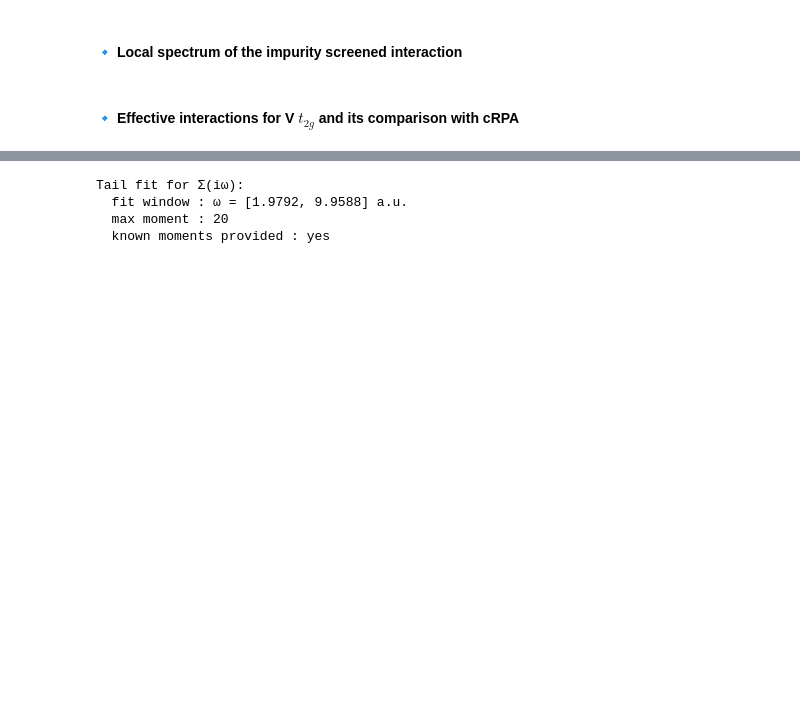
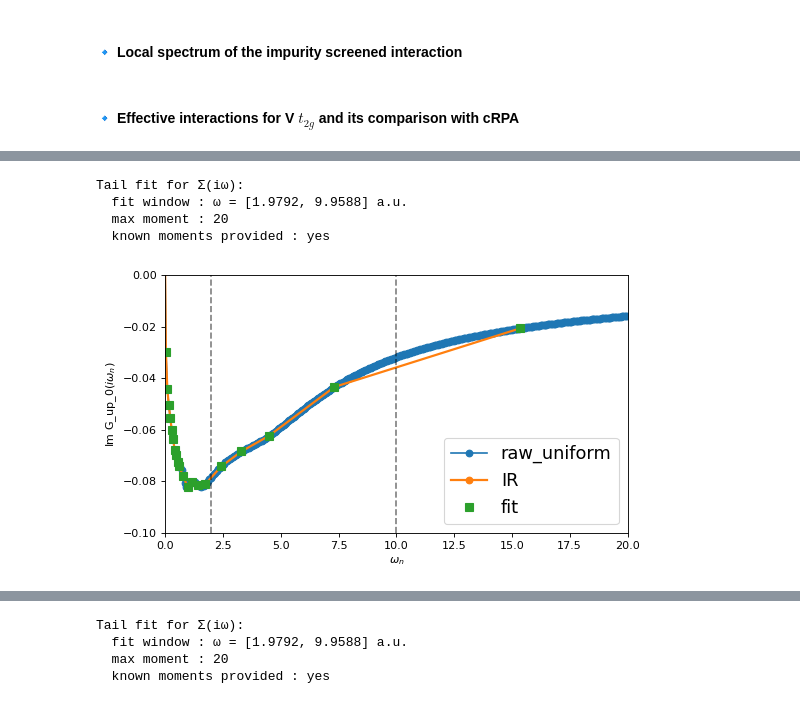
Before and after one commit to AbInitioQHub/coqui-tutorial, a Jupyter notebook: quickstart/04_gw_edmft/04_gw_edmft.ipynb, the cells around one changed output, grey strips where cells are left out. Cells and saved outputs as stored; diff of their text form; code cells hidden in the pictures; blank space fills up the shorter version.

```diff
--- a/quickstart/04_gw_edmft/04_gw_edmft.ipynb
+++ b/quickstart/04_gw_edmft/04_gw_edmft.ipynb
@@ -308,3 +420,29 @@ def sigma_tail_fit(Sigma_dlr_iw_raw, gf_struct, Sigma_infty=None,
     Sigma_iw_fit = fill_dlr_imfreq_gf(Sigma_iw_fit, wmax, eps)
 
     return Sigma_iw_fit
+# %%
+wmin, wmax, order = 2.0, 10.0, 20
+Sigma_iw_fit = sigma_tail_fit(
+    solver_results[0]['Sigma_iw'], solver_results[0]['gf_struct'], solver_results[0]['Sigma_infty'],
+    wmin, wmax, order
+)
+Sigma_iw_raw = make_gf_imfreq(make_gf_dlr(solver_results[0]['Sigma_iw']), n_iw = 1000)
+
+fig, ax = plt.subplots(1, figsize=(7,4), dpi=80)
+ax.oplot(Sigma_iw_raw['up_0'].imag, marker='o', label="raw_uniform")
+iw_mesh_f = iaft.wn_mesh('fermion') * np.pi / iaft.beta
+ax.plot(iw_mesh_f, solver_results[0]['Sigma_iw_data'][0][:,0,0].imag,
+        linestyle='-', marker='o', markersize=6, linewidth=2, label=f'IR')
+ax.oplot(Sigma_iw_fit['up_0'].imag, marker='s', linestyle='--', markersize=8, label="fit")
+ax.axvline(x=wmin, color='black', alpha=0.5, linestyle='--')
+ax.axvline(x=wmax, color='black', alpha=0.5, linestyle='--')
+ax.set_xlim(0, 20.0)
+ax.set_ylim(-0.1, 0.00)
+ax.legend(fontsize=16)
+plt.tight_layout()
+# %% [output]
+Tail fit for Σ(iω):
+  fit window : ω = [1.9792, 9.9588] a.u.
+  max moment : 20
+  known moments provided : yes
+[figure, added]
```
Also changed, not shown: parts of 16 cells of this notebook, 17 other files.
